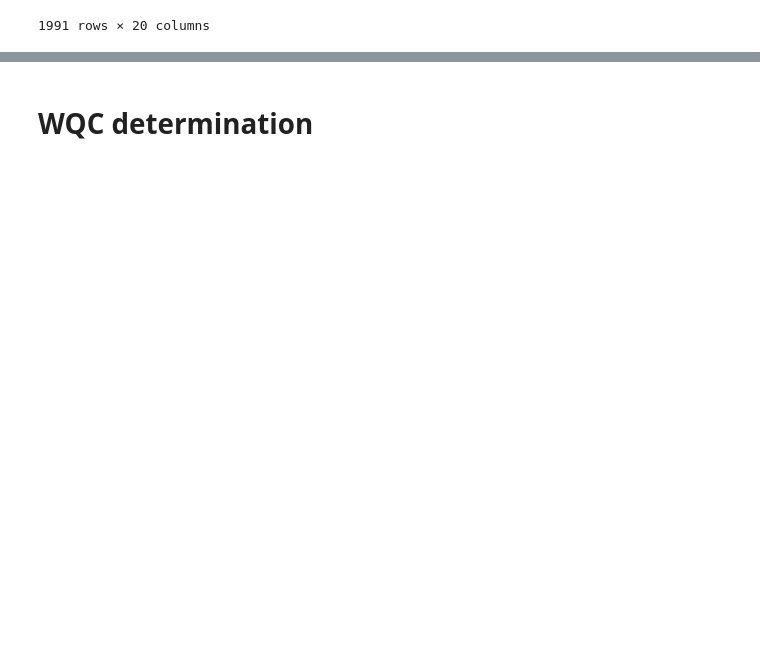
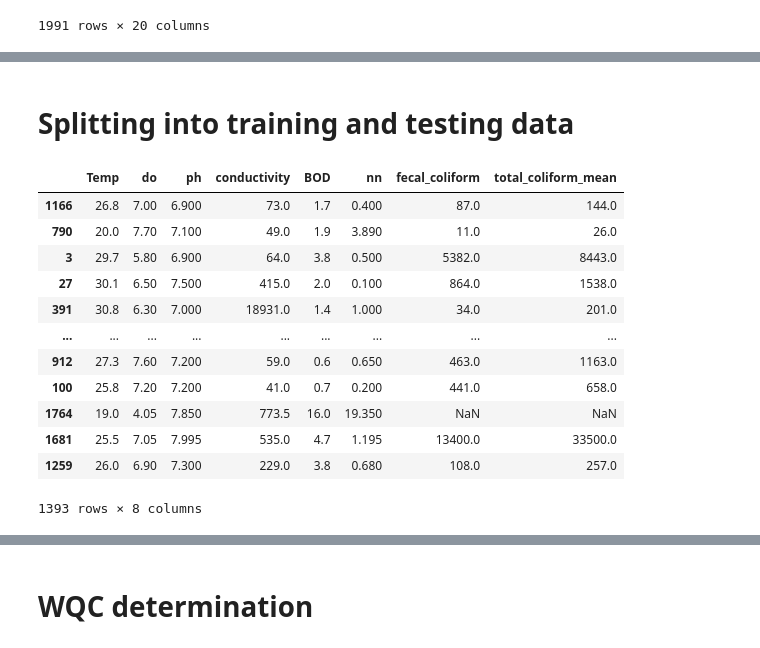
Before and after one commit to Murdock135/Water-Quality-Prediction, a Jupyter notebook: notebooks/initial_analysis.ipynb, the cells around one changed output, grey strips where cells are left out. Cells and saved outputs as stored; diff of their text form; code cells hidden in the pictures; blank space fills up the shorter version.

```diff
--- a/notebooks/initial_analysis.ipynb
+++ b/notebooks/initial_analysis.ipynb
@@ -297,0 +348,2 @@ df2
+# %% [markdown]
+# Splitting into training and testing data
@@ -297,0 +352,18 @@ df2
+# %%
+x_train, x_test, y_train, y_test =train_test_split(x,y,test_size=0.3)
+# %%
+x_train
+# %% [output]
+|  | Temp | do | ph | conductivity | BOD | nn | fecal_coliform | total_coliform_mean |
+| 1166 | 26.8 | 7.00 | 6.900 | 73.0 | 1.7 | 0.400 | 87.0 | 144.0 |
+| 790 | 20.0 | 7.70 | 7.100 | 49.0 | 1.9 | 3.890 | 11.0 | 26.0 |
+| 3 | 29.7 | 5.80 | 6.900 | 64.0 | 3.8 | 0.500 | 5382.0 | 8443.0 |
+| 27 | 30.1 | 6.50 | 7.500 | 415.0 | 2.0 | 0.100 | 864.0 | 1538.0 |
+| 391 | 30.8 | 6.30 | 7.000 | 18931.0 | 1.4 | 1.000 | 34.0 | 201.0 |
+| ... | ... | ... | ... | ... | ... | ... | ... | ... |
+| 912 | 27.3 | 7.60 | 7.200 | 59.0 | 0.6 | 0.650 | 463.0 | 1163.0 |
+| 100 | 25.8 | 7.20 | 7.200 | 41.0 | 0.7 | 0.200 | 441.0 | 658.0 |
+| 1764 | 19.0 | 4.05 | 7.850 | 773.5 | 16.0 | 19.350 | NaN | NaN |
+| 1681 | 25.5 | 7.05 | 7.995 | 535.0 | 4.7 | 1.195 | 13400.0 | 33500.0 |
+| 1259 | 26.0 | 6.90 | 7.300 | 229.0 | 3.8 | 0.680 | 108.0 | 257.0 |
+1393 rows × 8 columns
```
Also changed, not shown: parts of 20 cells of this notebook.
